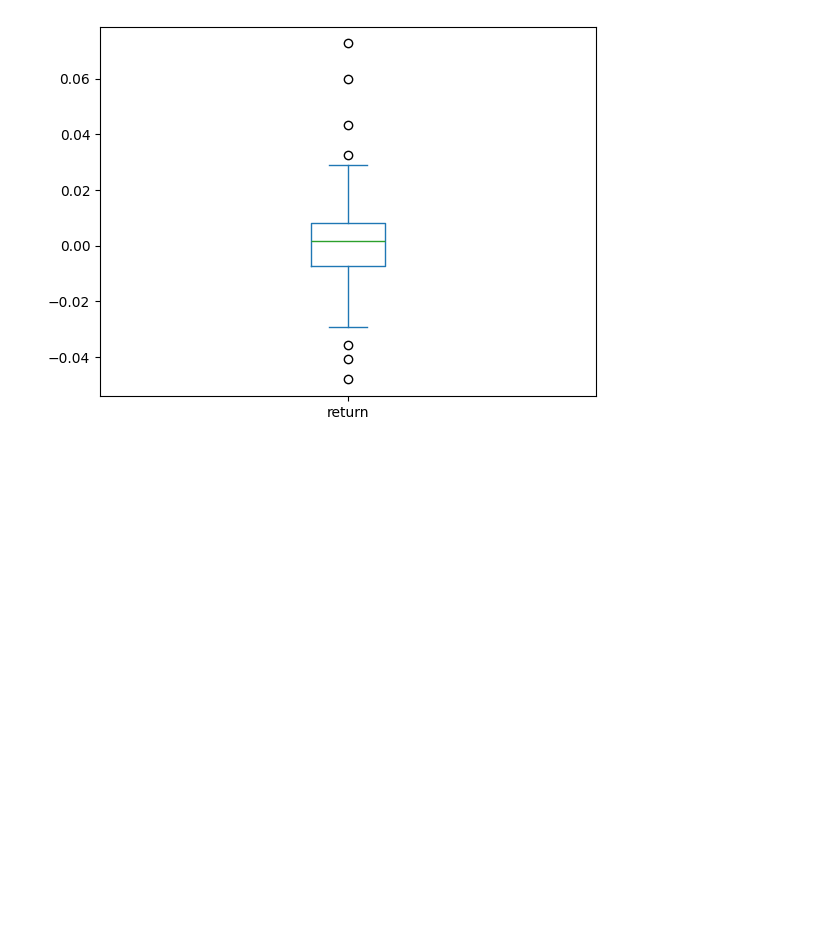
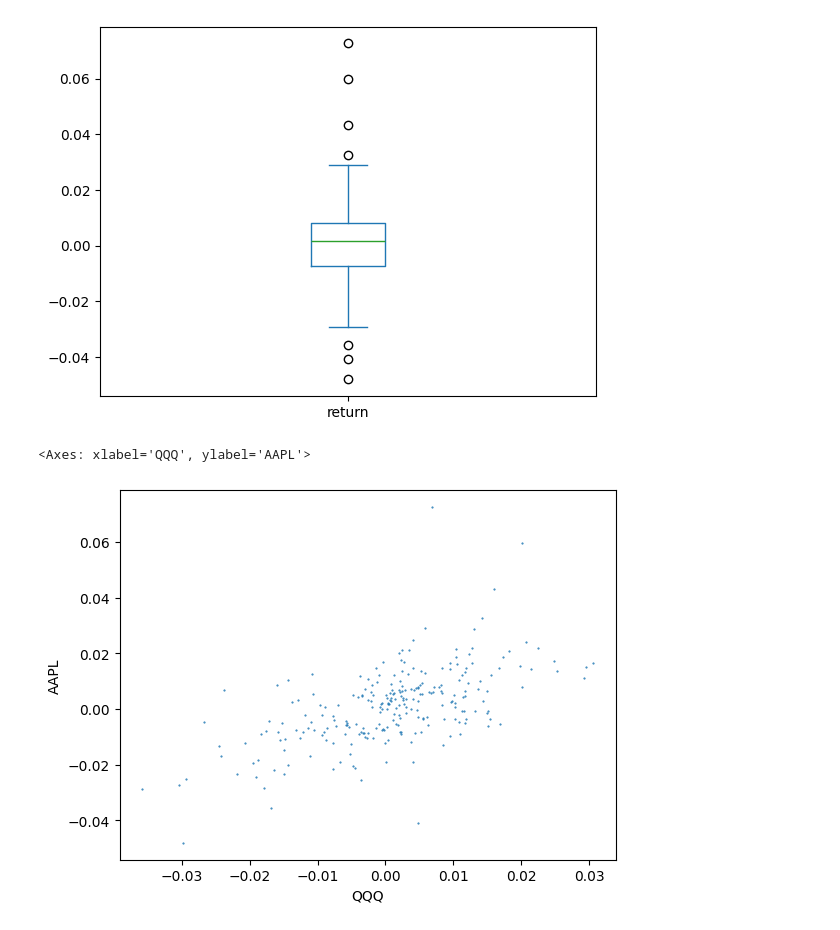
Before and after one commit to Emindu/algo-trading-learning, a Jupyter notebook: 3. visualize/2. Quickly visualizing.ipynb, the cells around one changed output. Saved outputs shown, nothing was run; the diff lists cells and outputs as text; code cells hidden in the pictures; blank space fills up the shorter version.

```diff
--- a/3. visualize/2. Quickly visualizing.ipynb
+++ b/3. visualize/2. Quickly visualizing.ipynb
@@ -36,3 +36,14 @@ returns.plot.box()
 # %% [output]
 <Axes: >
 [figure]
+# %%
+qqq = obb.equity.price.historical("QQQ", provider="yfinance")
+# %%
+qqq_returns = qqq.close.pct_change()
+asset_bench = pd.concat([returns, qqq_returns], axis=1)
+# %%
+asset_bench.columns = ["AAPL", "QQQ"]
+asset_bench.plot.scatter(x="QQQ", y="AAPL", s=0.25)
+# %% [output]
+<Axes: xlabel='QQQ', ylabel='AAPL'>
+[figure, added]
```
Also changed, not shown: parts of 2 cells of this notebook.
